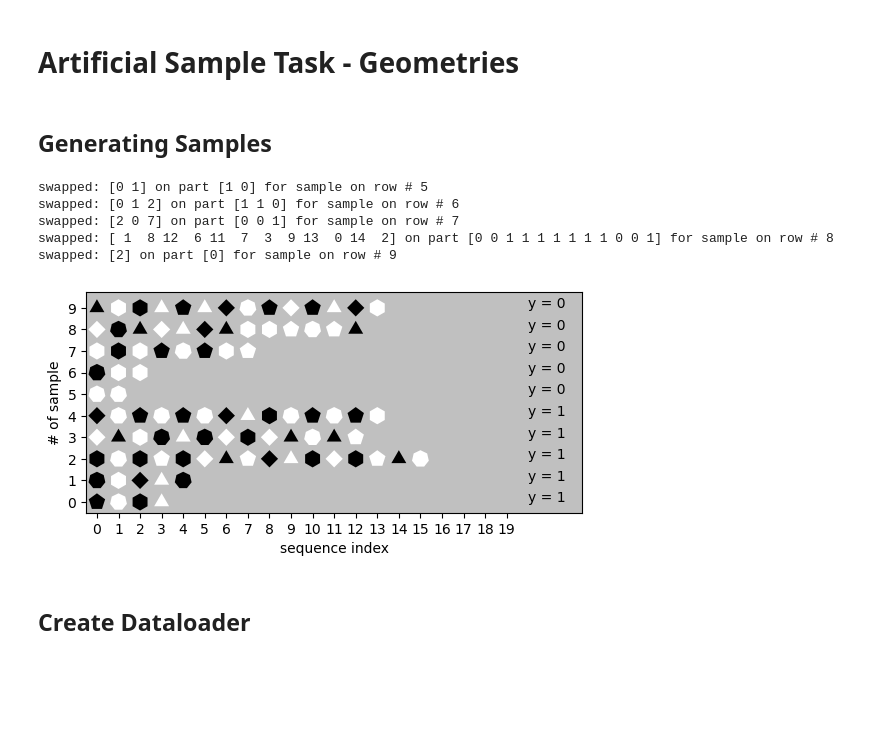
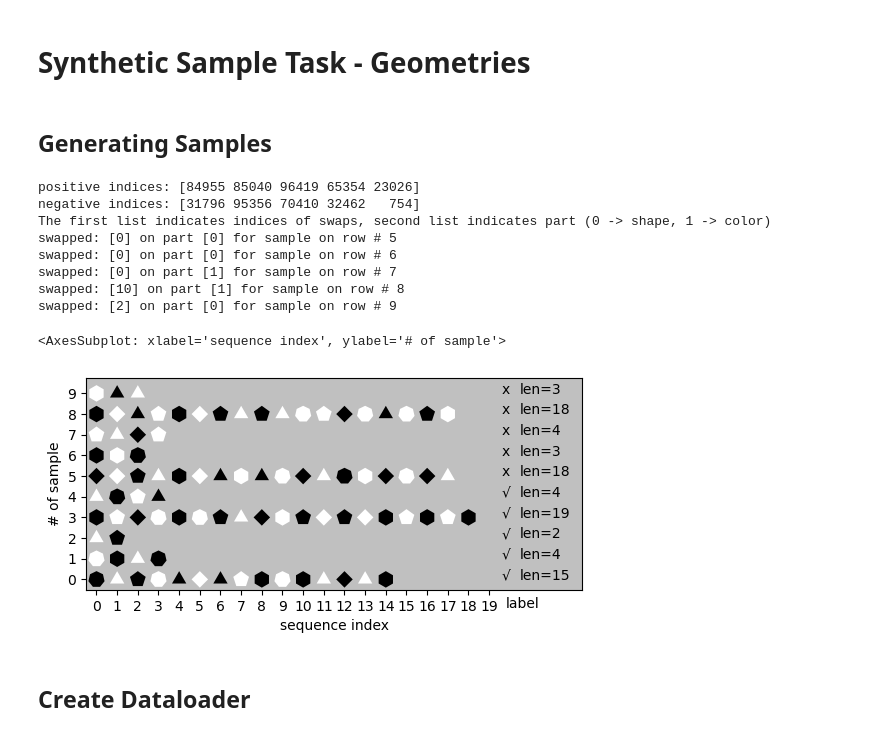
Before and after one commit to Rock-Z/inductive-bias-subnetworks, a Jupyter notebook: sample_generation.ipynb, the cells around one changed output. Drawn from its saved outputs; the diff is of its cells as text; code cells hidden in the pictures; blank space fills up the shorter version.

Commit message:
Fixed geometries.py generation & visualization bug. Updated docstring

```diff
--- a/sample_generation.ipynb
+++ b/sample_generation.ipynb
@@ -1,4 +1,4 @@
 # %% [markdown]
-# Artificial Sample Task - Geometries
+# Synthetic Sample Task - Geometries
 # %% [markdown]
 ## Generating Samples
@@ -172,12 +5,19 @@ X, y, perturbed_indices = generate_data(1e6, 0.3, return_indices=True)
-# %%
-visualize(X, y, indices=perturbed_indices)
-# %% [output]
-swapped: [0 1] on part [1 0] for sample on row # 5
-swapped: [0 1 2] on part [1 1 0] for sample on row # 6
-swapped: [2 0 7] on part [0 0 1] for sample on row # 7
-swapped: [ 1  8 12  6 11  7  3  9 13  0 14  2] on part [0 0 1 1 1 1 1 1 1 0 0 1] for sample on row # 8
-swapped: [2] on part [0] for sample on row # 9
-[figure, removed]
+# %%
+from geometries import generate_data, visualize
+
+X, y, optional = generate_data(1e5, 1, return_len=True, return_indices=True)
+visualize(X, y, **optional)
+# %% [output]
+positive indices: [84955 85040 96419 65354 23026]
+negative indices: [31796 95356 70410 32462   754]
+The first list indicates indices of swaps, second list indicates part (0 -> shape, 1 -> color)
+swapped: [0] on part [0] for sample on row # 5
+swapped: [0] on part [0] for sample on row # 6
+swapped: [0] on part [1] for sample on row # 7
+swapped: [10] on part [1] for sample on row # 8
+swapped: [2] on part [0] for sample on row # 9
+<AxesSubplot: xlabel='sequence index', ylabel='# of sample'>
+[figure, added]
 # %% [markdown]
 ## Create Dataloader
 # %%
```
Also changed, not shown: parts of 4 cells of this notebook, 2 other files.
